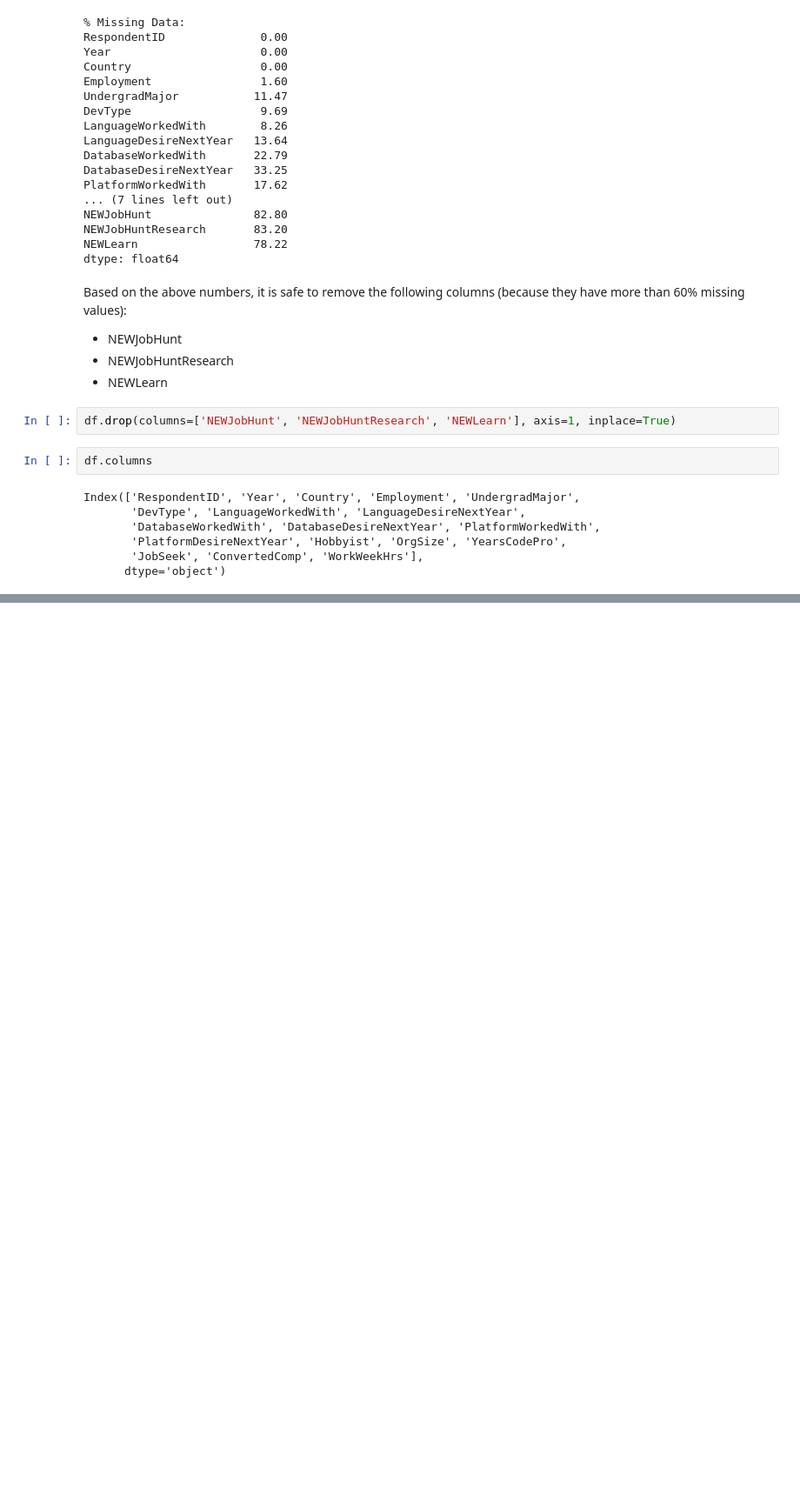
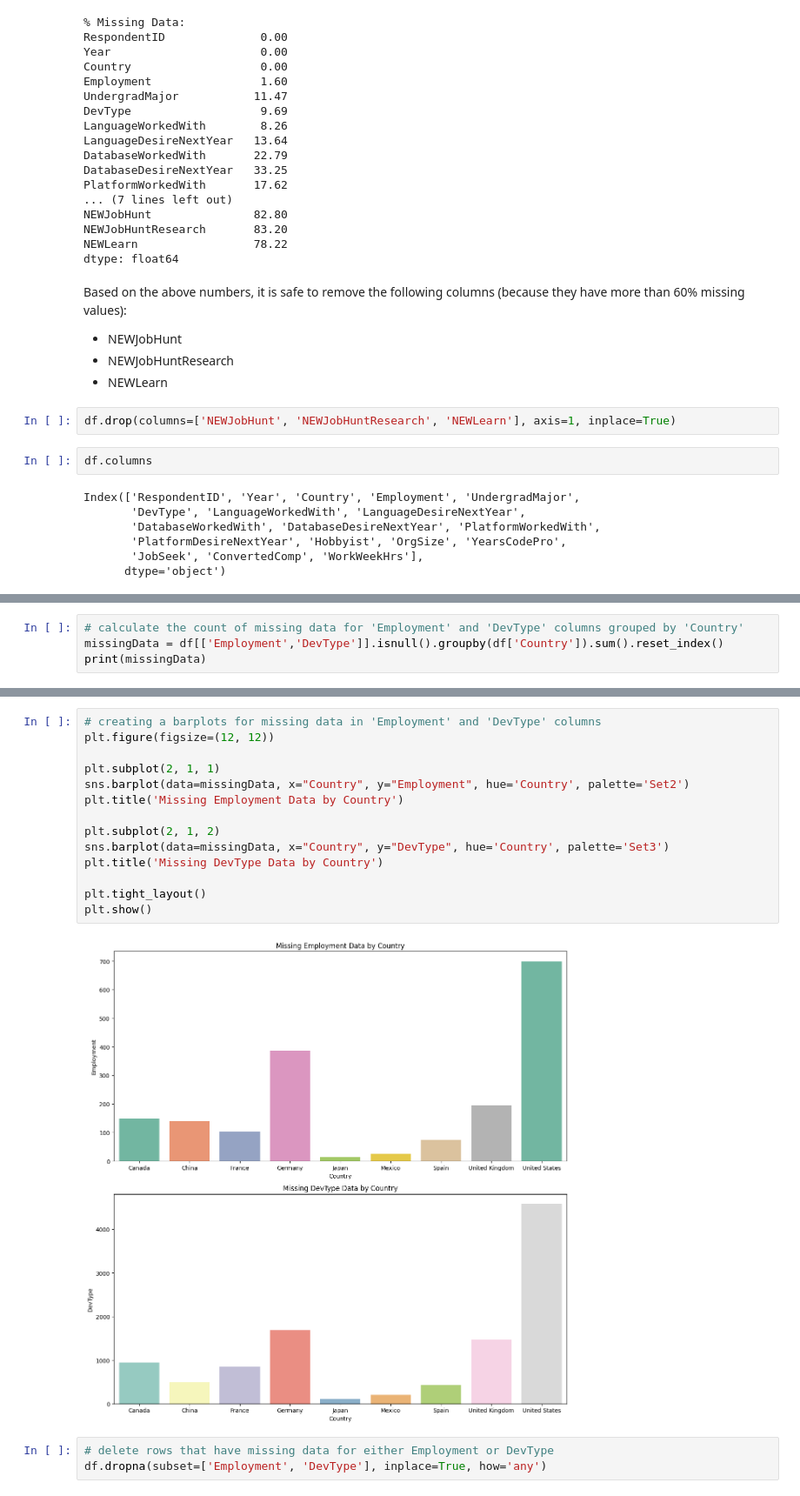
Before and after one commit to 7086600/stack_overflow_analysis_project, a Jupyter notebook: stack_overflow_analysis.ipynb, the cells around one changed output, grey strips where cells are left out. Shown at 87% size. Cells and saved outputs as stored; diff of their text form; blank space fills up the shorter version.

Commit message:
count of missing data for 'Employment' and 'DevType' columns grouped by 'Country'; delete rows with missing data

```diff
--- a/stack_overflow_analysis.ipynb
+++ b/stack_overflow_analysis.ipynb
@@ -136,0 +172,4 @@ Index(['RespondentID', 'Year', 'Country', 'Employment', 'UndergradMajor',
+# %%
+# calculate the count of missing data for 'Employment' and 'DevType' columns grouped by 'Country'
+missingData = df[['Employment','DevType']].isnull().groupby(df['Country']).sum().reset_index()
+print(missingData)
@@ -136,0 +187,19 @@ Index(['RespondentID', 'Year', 'Country', 'Employment', 'UndergradMajor',
+# %%
+# creating a barplots for missing data in 'Employment' and 'DevType' columns
+plt.figure(figsize=(12, 12))
+
+plt.subplot(2, 1, 1)
+sns.barplot(data=missingData, x="Country", y="Employment", hue='Country', palette='Set2')
+plt.title('Missing Employment Data by Country')
+
+plt.subplot(2, 1, 2)
+sns.barplot(data=missingData, x="Country", y="DevType", hue='Country', palette='Set3')
+plt.title('Missing DevType Data by Country')
+
+plt.tight_layout()
+plt.show()
+# %% [output]
+[figure, added]
+# %%
+# delete rows that have missing data for either Employment or DevType
+df.dropna(subset=['Employment', 'DevType'], inplace=True, how='any')
```
Also changed, not shown: parts of 5 cells of this notebook.
